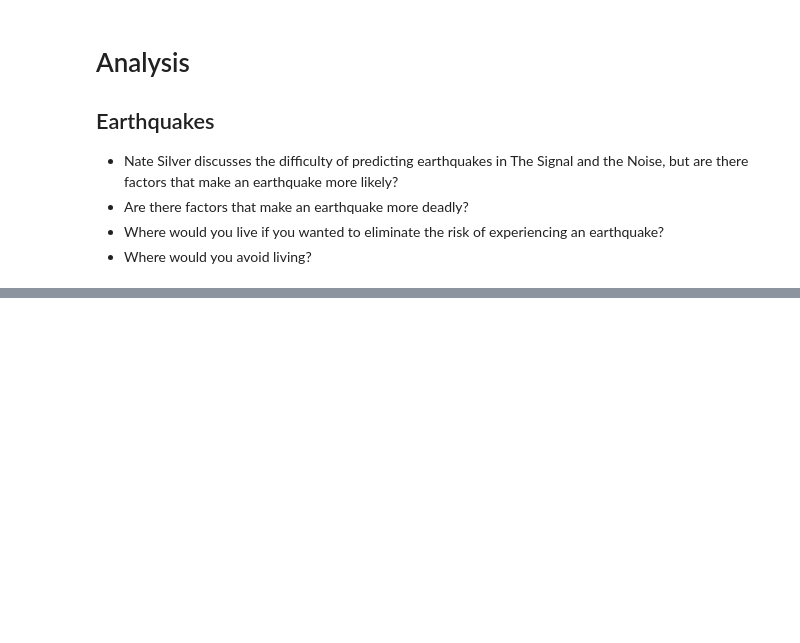
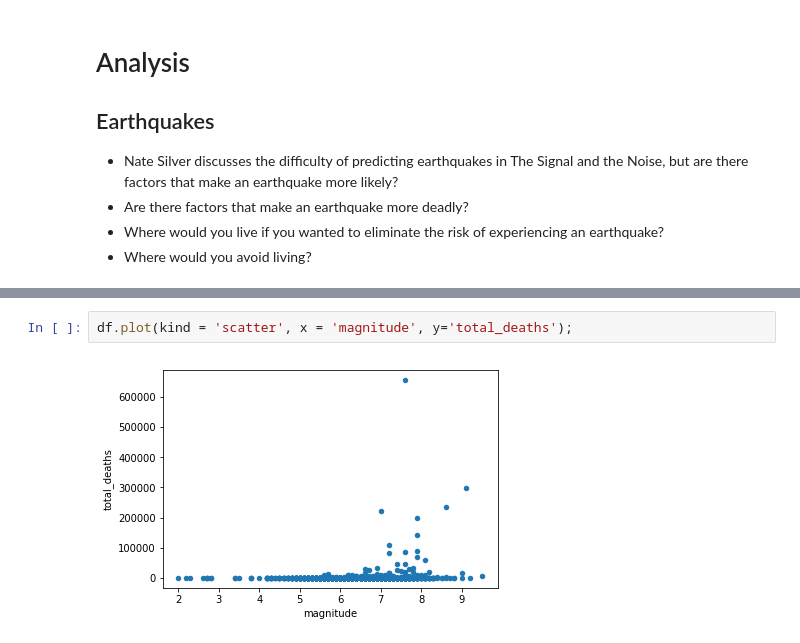
Before and after one commit to rsabram/wiki_earthquake_analysis, a Jupyter notebook: dq3.ipynb, the cells around one changed output, grey strips where cells are left out. Cells and saved outputs as stored; diff of their text form; blank space fills up the shorter version.

```diff
--- a/dq3.ipynb
+++ b/dq3.ipynb
@@ -109,0 +143,4 @@ df.magnitude = pd.to_numeric(df.magnitude)
+# %%
+df.plot(kind = 'scatter', x = 'magnitude', y='total_deaths');
+# %% [output]
+[figure, added]
```
Also changed, not shown: parts of 20 cells of this notebook, 4 other files.
